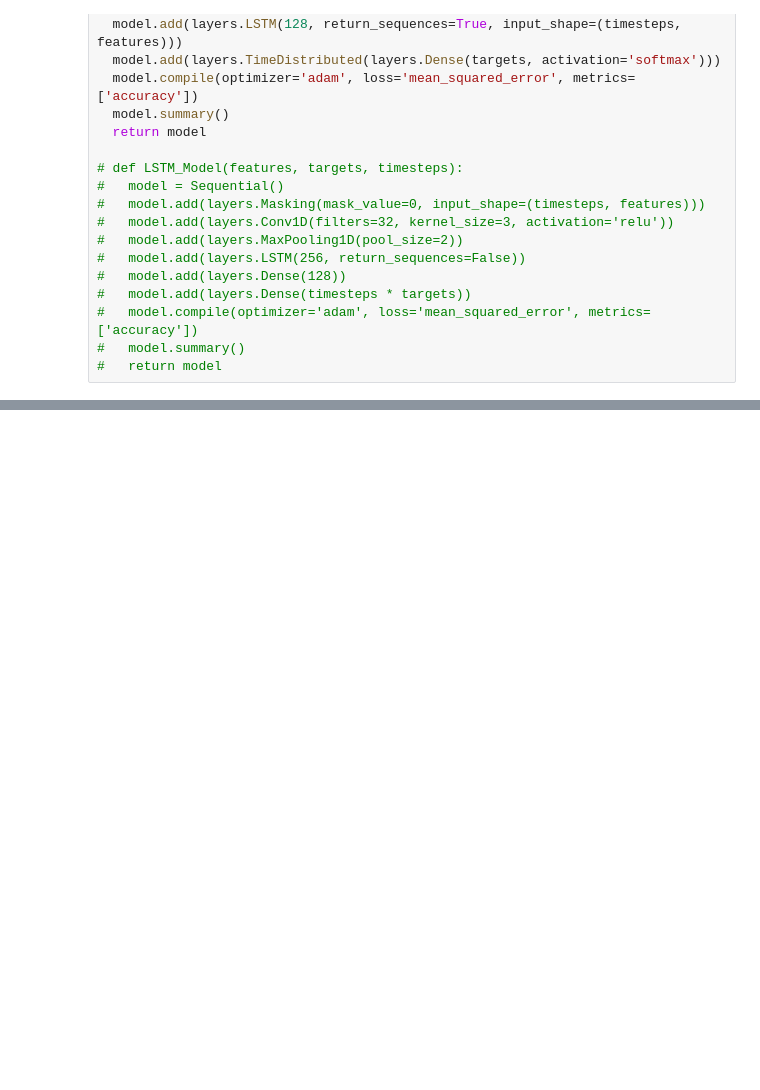
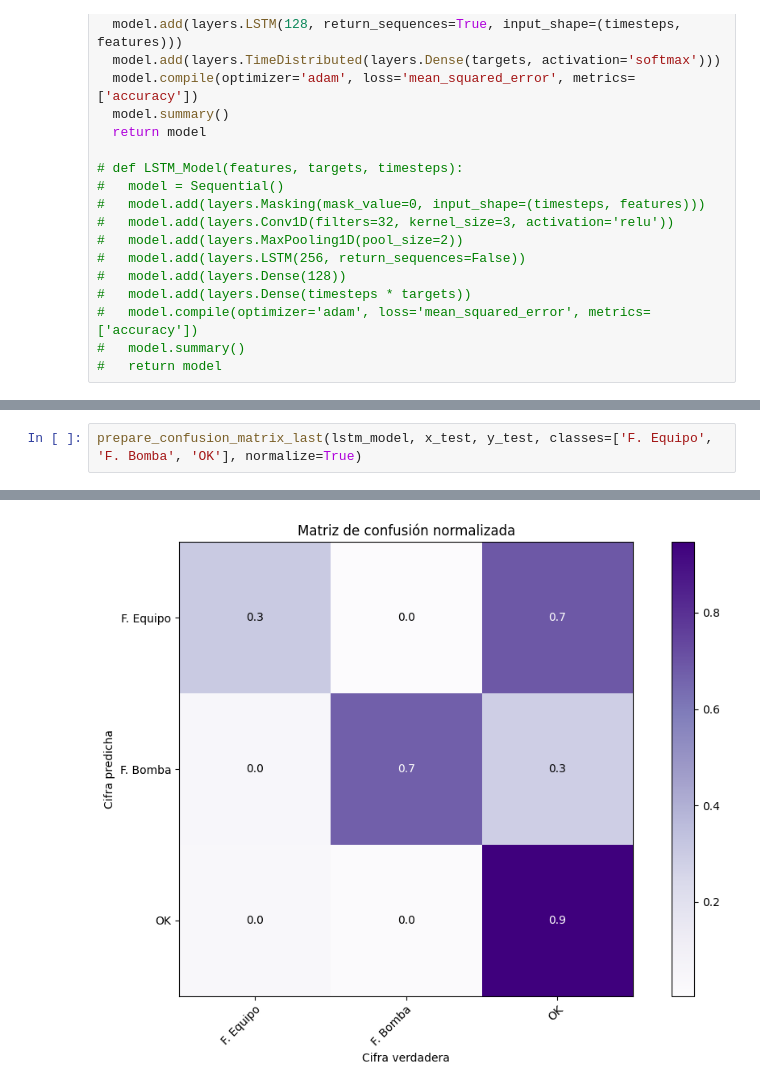
Before and after one commit to KOseare/rnn-failure-prediction, a Jupyter notebook: rnn-model.ipynb, the cells around one changed output, grey strips where cells are left out. Drawn from its saved outputs; the diff is of its cells as text; blank space fills up the shorter version.

```diff
--- a/rnn-model.ipynb
+++ b/rnn-model.ipynb
@@ -234,0 +311,3 @@ plot_training_history(lstm_train.history)
+# %%
+prepare_confusion_matrix_last(lstm_model, x_test, y_test, classes=['F. Equipo', 'F. Bomba', 'OK'], normalize=True)
+# %% [output]
@@ -235,3 +316,4 @@ plot_training_history(lstm_train.history)
+[figure, added]
 # %%
 i = 9
 test = x_test[i].reshape(1, 24, 14)
```
Also changed, not shown: parts of 8 cells of this notebook.
